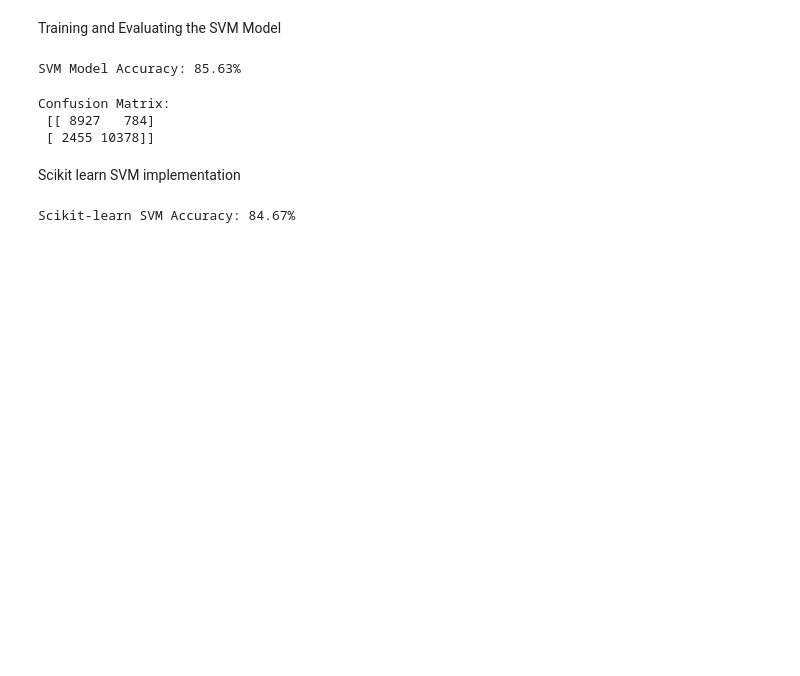
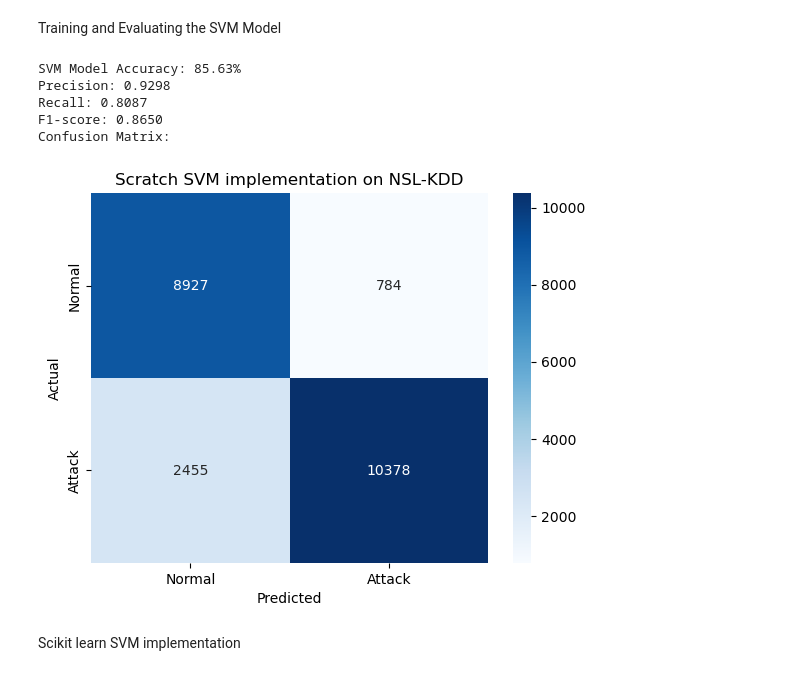
Before and after one commit to Satvik0110/Network-Intrusion-Detector, a Jupyter notebook: NID_using_SVM.ipynb, the cells around one changed output. Saved outputs shown, nothing was run; the diff lists cells and outputs as text; code cells hidden in the pictures; blank space fills up the shorter version.

```diff
--- a/NID_using_SVM.ipynb
+++ b/NID_using_SVM.ipynb
@@ -25,7 +25,7 @@ if not os.path.exists(test_file):
     print("Downloading testing dataset...")
     urlretrieve(test_url, test_file)
 
-columns = [
+NSL_columns = [
     "duration", "protocol_type", "service", "flag", "src_bytes", "dst_bytes",
     "land", "wrong_fragment", "urgent", "hot", "num_failed_logins", "logged_in",
     "num_compromised", "root_shell", "su_attempted", "num_root", "num_file_creations",
@@ -40,11 +40,11 @@ columns = [
 ]
 
 
-train_df = pd.read_csv(train_file, names=columns, header=None)
-test_df = pd.read_csv(test_file, names=columns, header=None)
+train_df = pd.read_csv(train_file, names=NSL_columns, header=None)
+test_df = pd.read_csv(test_file, names=NSL_columns, header=None)
 
 
-#Preprocessing data (Label encoding for categorical columns and convert class labels to binary (0 for normal, 1 for attack)]
+# Preprocessing data (Label encoding for categorical columns and convert class labels to binary (0 for normal, 1 for attack)]
 df = pd.concat([train_df, test_df], axis=0)
 
 categorical_cols = ["protocol_type", "service", "flag"]
@@ -107,36 +109,44 @@ class SVM:
 # %% [markdown]
 Training and Evaluating the SVM Model
 # %%
+from sklearn.metrics import precision_score, recall_score, f1_score, confusion_matrix
+import matplotlib.pyplot as plt
+import seaborn as sns
+
 # Initialize and train SVM model
 svm_classifier = SVM(learning_rate=0.001, lambda_param=0.01, epochs=10)
 svm_classifier.fit(X_train, y_train)
 
 # Predict and check accuracy on test data
 y_pred_svm = svm_classifier.predict(X_test)
 accuracy_svm = np.mean(y_pred_svm == y_test) * 100
 print(f"SVM Model Accuracy: {accuracy_svm:.2f}%")
+
+# Evaluate performance metrics
+precision_svm = precision_score(y_test, y_pred_svm)
+recall_svm = recall_score(y_test, y_pred_svm)
+f1_svm = f1_score(y_test, y_pred_svm)
+conf_matrix_svm = confusion_matrix(y_test, y_pred_svm)
+
+# Print results
+print(f"Precision: {precision_svm:.4f}")
+print(f"Recall: {recall_svm:.4f}")
+print(f"F1-score: {f1_svm:.4f}")
+print("Confusion Matrix:")
+cm = confusion_matrix(y_test, y_pred_svm)
+title='Scratch SVM implementation on NSL-KDD'
+#plt.figure(figsize=(5, 4))
+sns.heatmap(cm, annot=True, fmt="d", cmap="Blues", xticklabels=["Normal", "Attack"], yticklabels=["Normal", "Attack"])
+plt.xlabel("Predicted")
+plt.ylabel("Actual")
+plt.title(title)
+plt.show()
 # %% [output]
 SVM Model Accuracy: 85.63%
+Precision: 0.9298
+Recall: 0.8087
+F1-score: 0.8650
+Confusion Matrix:
+[figure, added]
-# %%
-from sklearn.metrics import classification_report, confusion_matrix
-
-# Compute confusion matrix
-conf_matrix = confusion_matrix(y_test, y_pred_svm)
-print("Confusion Matrix:\n", conf_matrix)
-# %% [output]
-Confusion Matrix:
- [[ 8927   784]
- [ 2455 10378]]
 # %% [markdown]
 Scikit learn SVM implementation
-# %%
-from sklearn.svm import SVC
-
-svm_sklearn = SVC(kernel='linear')
-svm_sklearn.fit(X_train, y_train)
-y_pred_sklearn = svm_sklearn.predict(X_test)
-
-accuracy_sklearn = np.mean(y_pred_sklearn == y_test) * 100
-print(f"Scikit-learn SVM Accuracy: {accuracy_sklearn:.2f}%")
-# %% [output]
-Scikit-learn SVM Accuracy: 84.67%
```
Also changed, not shown: parts of 8 cells of this notebook.
